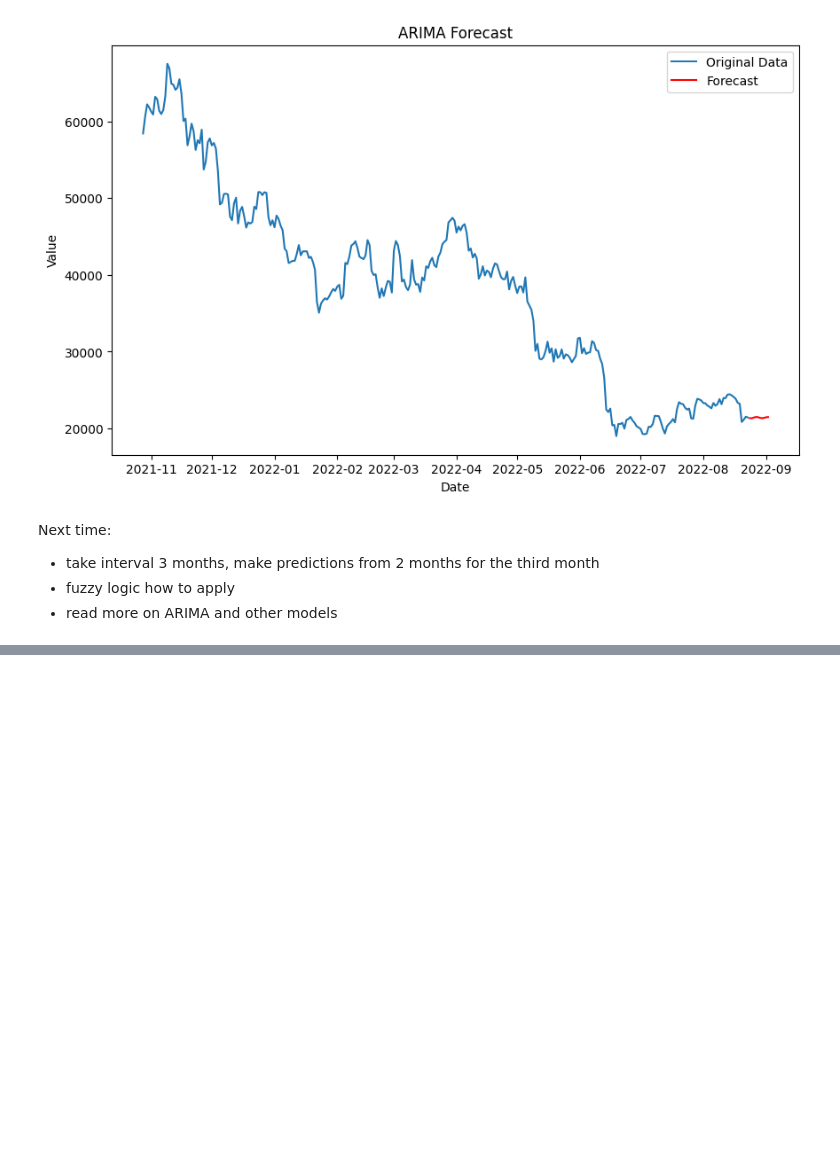
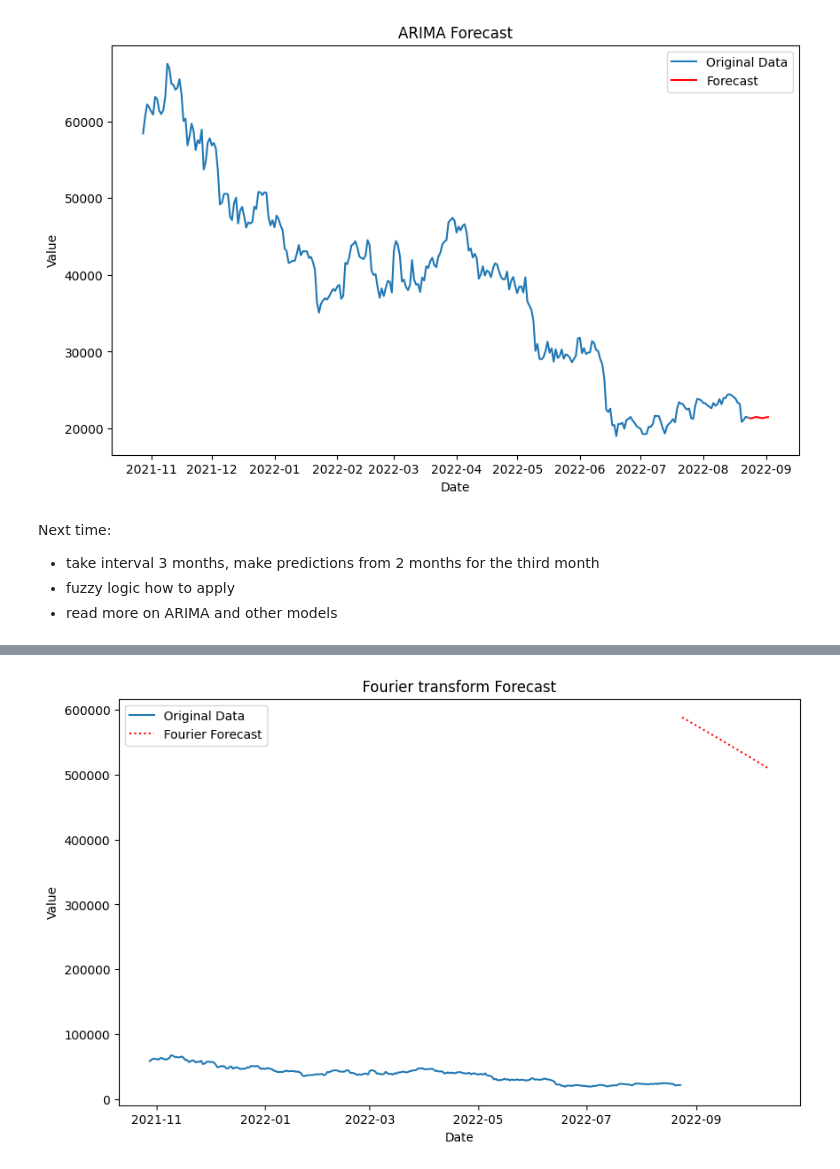
Before and after one commit to mehalyna/nlp-fuzzy, a Jupyter notebook: src/time_series.ipynb, the cells around one changed output, grey strips where cells are left out. Drawn from its saved outputs; the diff is of its cells as text; code cells hidden in the pictures; blank space fills up the shorter version.

```diff
--- a/src/time_series.ipynb
+++ b/src/time_series.ipynb
@@ -161,0 +209,47 @@ Next time:
+# %%
+from scipy.fftpack import fft, ifft, fftfreq
+import numpy as np
+
+# df = pd.DataFrame({'Time': t, 'Value': y})
+
+
+# 🔹 Step 2: Apply Fast Fourier Transform (FFT)
+fft_result = fft(np.array(data['Open']))  # Compute FFT
+frequencies = fftfreq(len(data))  # Compute frequency bins
+
+
+magnitude = np.abs(fft_result)  # Magnitude spectrum
+top_k = 5  # Select top 5 most dominant frequencies
+indices = np.argsort(magnitude)[-top_k:]  # Get indices of top frequencies
+
+# 🔹 Step 4: Reconstruct Time Series Using Top Frequencies
+filtered_fft = np.zeros_like(fft_result)
+filtered_fft[indices] = fft_result[indices]  # Keep only dominant frequencies
+
+reconstructed_signal = ifft(filtered_fft).real  # Inverse FFT to reconstruct signal
+
+# 🔹 Step 5: Forecast Future Points
+future_t = np.arange(len(data), len(data) + 50)  # 50 steps into the future
+future_signal = np.zeros_like(future_t, dtype=np.float64)
+for i in indices:
+    amp = np.abs(fft_result[i]) / 50  # Fix: Normalize amplitude
+    phase = np.angle(fft_result[i])  # Fix: Include phase shift
+    freq = frequencies[i]
+
+    if freq > 0:  # Use only positive frequencies
+        future_signal += amp * np.cos(2 * np.pi * freq * future_t + phase)
+
+future_dates = pd.date_range(start=data.index[-1] + pd.Timedelta(days=1), periods=50, freq='D')
+
+# Plot the forecast
+plt.figure(figsize=(10, 6))
+plt.plot(data[-300:]['Open'], label='Original Data')
+# plt.plot(future_signal, label='Forecast', color='red')
+plt.plot(future_dates, future_signal, label="Fourier Forecast", linestyle="dotted", color='red')
+plt.title('Fourier transform Forecast')
+plt.xlabel('Date')
+plt.ylabel('Value')
+plt.legend()
+plt.show()
+# %% [output]
+[figure, added]
```
Also changed, not shown: parts of 4 cells of this notebook, 3 other files.
